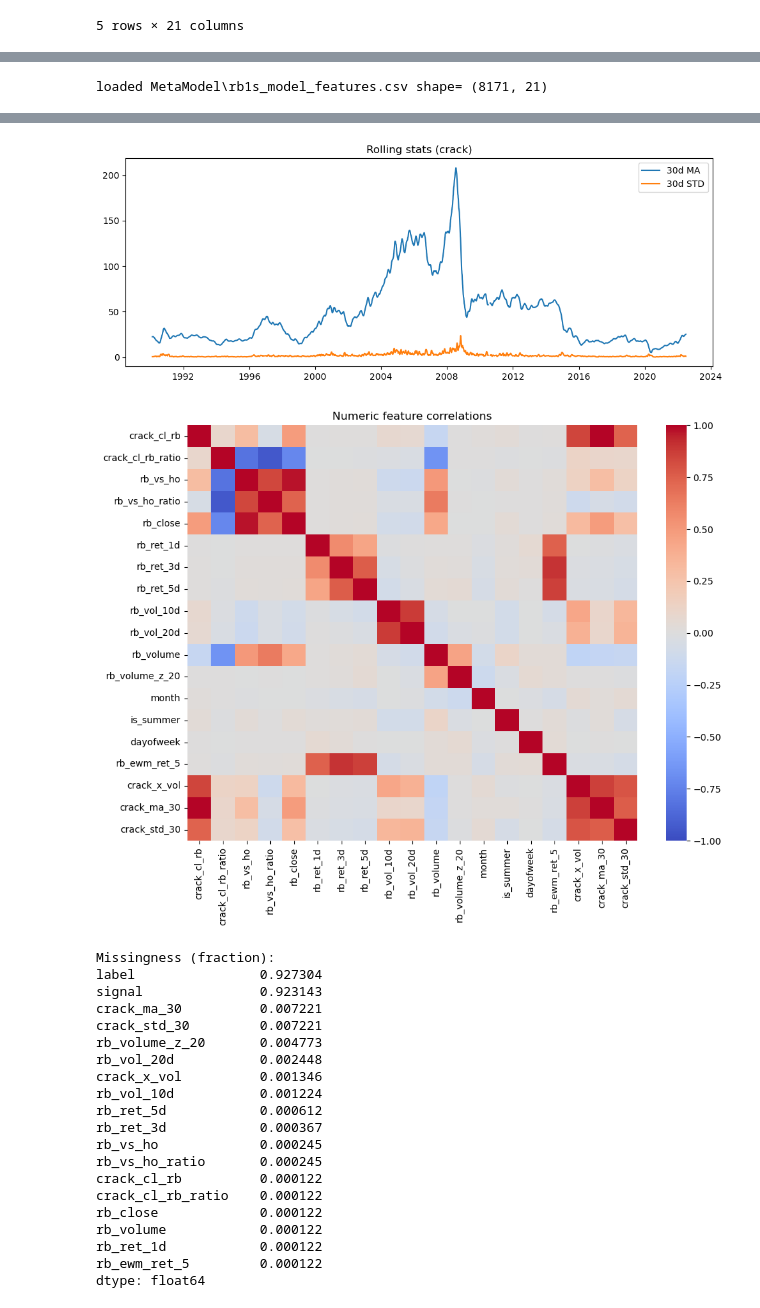
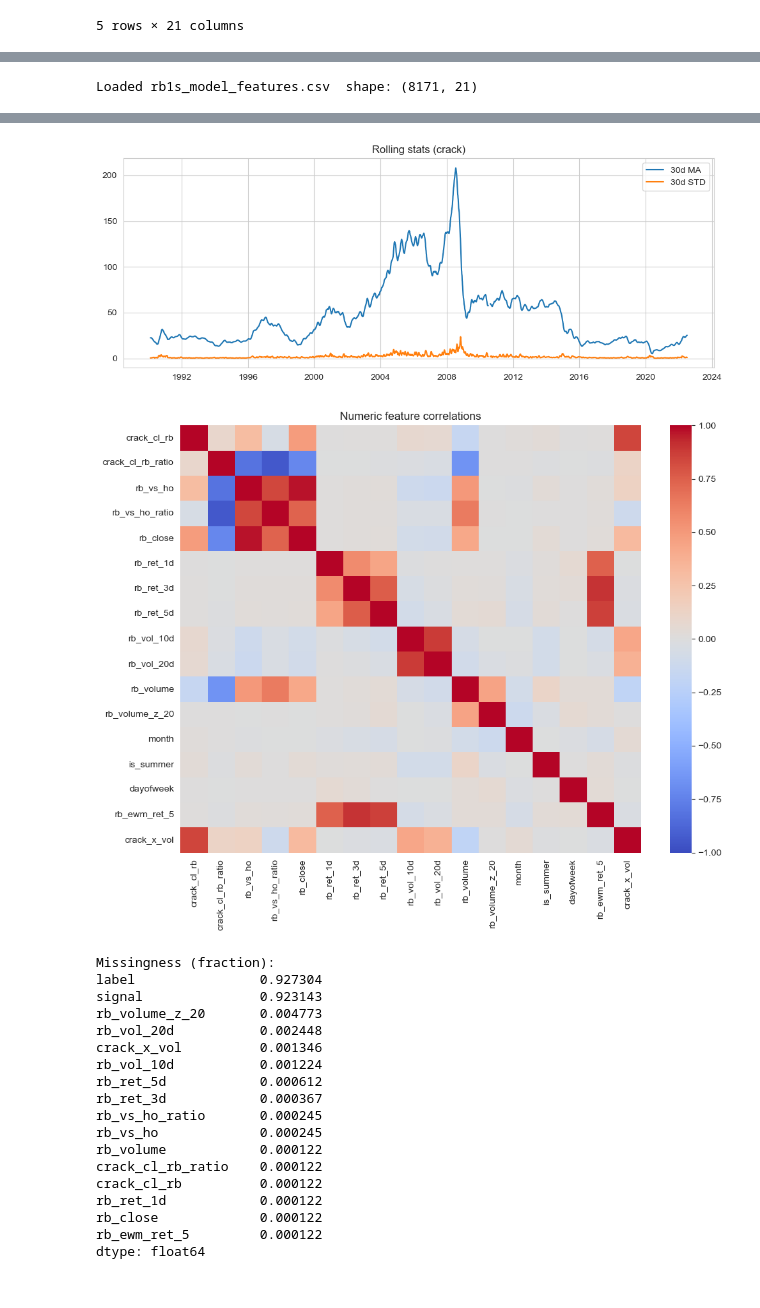
Before and after one commit to georgia-pj/systematic-trading-strategies-with-machine-learning-algorithms, a Jupyter notebook: MetaModel/rb1s_metamodel_feature_engineering.ipynb, the cells around one changed output, grey strips where cells are left out. Saved outputs shown, nothing was run; the diff lists cells and outputs as text; code cells hidden in the pictures.

```diff
--- a/MetaModel/rb1s_metamodel_feature_engineering.ipynb
+++ b/MetaModel/rb1s_metamodel_feature_engineering.ipynb
@@ -67,8 +84,7 @@ if 'ho1s' in close_wide.columns and 'rb1s' in close_wide.columns:
     features['rb_vs_ho_ratio'] = close_wide['rb1s'] / close_wide['ho1s']
 
 # Term structure / roll proxy: use 21-day forward - current if front-month futures present
-# If futures columns like rb1s_1m exist, user may adjust; here we compute simple momentum proxies
-features['rb_close'] = close_wide.get('rb1s')
+
 features['rb_ret_1d'] = features['rb_close'].pct_change(1)
 features['rb_ret_3d'] = features['rb_close'].pct_change(3)
 features['rb_ret_5d'] = features['rb_close'].pct_change(5)
@@ -77,7 +93,7 @@ features['rb_ret_5d'] = features['rb_close'].pct_change(5)
 features['rb_vol_10d'] = features['rb_ret_1d'].rolling(10).std()
 features['rb_vol_20d'] = features['rb_ret_1d'].rolling(20).std()
 
-# Volume / OI features from ohlcv if present
+# Volume / OI features from ohlcv
 vol_wide = ohlcv.pivot_table(index='date', columns='instrument', values='volume')
 if 'rb1s' in vol_wide.columns:
     features['rb_volume'] = vol_wide['rb1s']
@@ -230,53 +191,45 @@ After filtering signal != 0: 1176 rows
 # %%
-# EDA: Inspect RB1S features
-import pandas as pd
-import matplotlib.pyplot as plt
-import seaborn as sns
-from pathlib import Path
-
+# Some plots to explore/understand better the features
 
 df = pd.read_csv('rb1s_model_features.csv', parse_dates=['date'])
-df = df.sort_values('date')
-print('loaded', fn, 'shape=', df.shape)
+df = df.sort_values('date').reset_index(drop=True)
+print('Loaded rb1s_model_features.csv  shape:', df.shape)
 
 # Time series of crack spread
 if 'crack_cl_rb' in df.columns:
-    plt.figure(figsize=(10,3))
+    plt.figure(figsize=(10, 3))
     df.set_index('date')['crack_cl_rb'].dropna().plot()
-    plt.title('Crack spread (CL - RB)')
+    plt.title('Crack spread (CL − RB)')
     plt.tight_layout(); plt.show()
 
-# Monthly boxplot to show seasonality
+# Monthly boxplot — seasonality
 if 'crack_cl_rb' in df.columns:
-    df['month'] = df['date'].dt.month
-    plt.figure(figsize=(10,4))
+    plt.figure(figsize=(10, 4))
     sns.boxplot(x='month', y='crack_cl_rb', data=df[df['crack_cl_rb'].notna()])
     plt.title('Monthly crack spread distribution')
     plt.tight_layout(); plt.show()
 
-# Rolling mean/std
+# Rolling 30-day stats
 if 'crack_cl_rb' in df.columns:
-    df['crack_ma_30'] = df['crack_cl_rb'].rolling(30).mean()
-    df['crack_std_30'] = df['crack_cl_rb'].rolling(30).std()
-    plt.figure(figsize=(10,4))
-    plt.plot(df['date'], df['crack_ma_30'], label='30d MA')
-    plt.plot(df['date'], df['crack_std_30'], label='30d STD')
+    crack_ma  = df['crack_cl_rb'].rolling(30).mean()
+    crack_std = df['crack_cl_rb'].rolling(30).std()
+    plt.figure(figsize=(10, 4))
+    plt.plot(df['date'], crack_ma,  label='30d MA')
+    plt.plot(df['date'], crack_std, label='30d STD')
     plt.legend(); plt.title('Rolling stats (crack)'); plt.tight_layout(); plt.show()
 
-# Correlation heatmap for numeric features
-num = df.select_dtypes(include='number').copy()
-drop_cols = [c for c in ['signal','label'] if c in num.columns]
-num = num.drop(columns=drop_cols, errors='ignore')
+# Correlation heatmap
+num = df.select_dtypes(include='number').drop(
+    columns=[c for c in ['signal', 'label'] if c in df.columns], errors='ignore')
 if num.shape[1] > 1:
     corr = num.corr()
-    plt.figure(figsize=(10,8))
+    plt.figure(figsize=(10, 8))
     sns.heatmap(corr, annot=False, cmap='coolwarm', vmin=-1, vmax=1)
     plt.title('Numeric feature correlations')
     plt.tight_layout(); plt.show()
 
-# Quick missingness summary
 miss = df.isna().mean().sort_values(ascending=False)
 print('Missingness (fraction):')
-print(miss[miss>0].head(20))
+print(miss[miss > 0].head(20))
 # %% [output]
-loaded MetaModel\rb1s_model_features.csv shape= (8171, 21)
+Loaded rb1s_model_features.csv  shape: (8171, 21)
@@ -285,23 +238,21 @@ loaded MetaModel\rb1s_model_features.csv shape= (8171, 21)
-[figure, old version]
+[figure, new version]
-[figure, old version]
+[figure, new version]
 Missingness (fraction):
 label                0.927304
 signal               0.923143
-crack_ma_30          0.007221
-crack_std_30         0.007221
 rb_volume_z_20       0.004773
 rb_vol_20d           0.002448
 crack_x_vol          0.001346
 rb_vol_10d           0.001224
 rb_ret_5d            0.000612
 rb_ret_3d            0.000367
+rb_vs_ho_ratio       0.000245
 rb_vs_ho             0.000245
-rb_vs_ho_ratio       0.000245
+rb_volume            0.000122
+crack_cl_rb_ratio    0.000122
 crack_cl_rb          0.000122
-crack_cl_rb_ratio    0.000122
+rb_ret_1d            0.000122
 rb_close             0.000122
-rb_volume            0.000122
-rb_ret_1d            0.000122
 rb_ewm_ret_5         0.000122
 dtype: float64
 # %%
```
Also changed, not shown: parts of 32 cells of this notebook, 4 other files.
